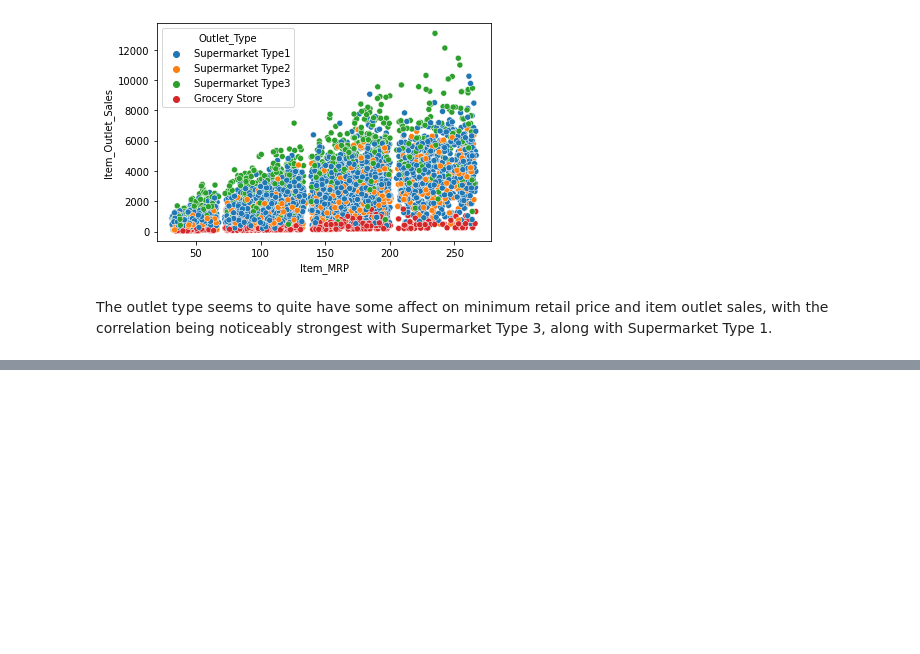
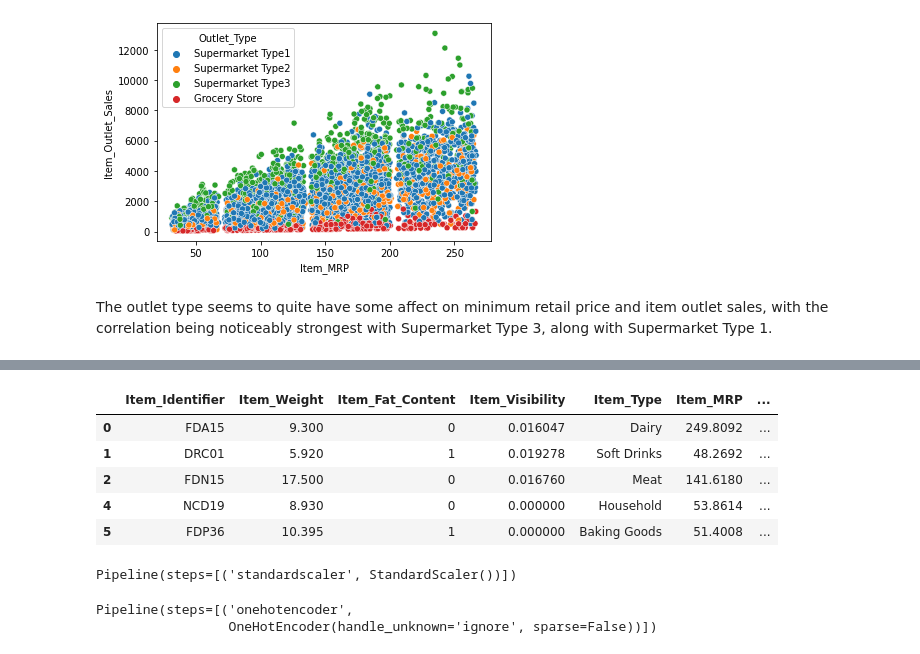
Before and after one commit to yelxel/sales-predictions, a Jupyter notebook: sales_predictions.ipynb, the cells around one changed output, grey strips where cells are left out. Saved outputs shown, nothing was run; the diff lists cells and outputs as text; code cells hidden in the pictures; blank space fills up the shorter version.

```diff
--- a/sales_predictions.ipynb
+++ b/sales_predictions.ipynb
@@ -322,0 +339,5 @@ The outlet type seems to quite have some affect on minimum retail price and item
+# %%
+# Ordinal Encoding 'Item_Fat_Content'
+replacement_dictionary = {'Low Fat':0, 'Regular':1}
+df['Item_Fat_Content'].replace(replacement_dictionary, inplace=True)
+df['Item_Fat_Content']
@@ -322,0 +364,5 @@ The outlet type seems to quite have some affect on minimum retail price and item
+# %%
+# Ordinal Encoding 'Outlet_Size'
+replacement_dictionary2 = {'Small':0, 'Medium':1, 'High':2}
+df['Outlet_Size'].replace(replacement_dictionary2, inplace=True)
+df['Outlet_Size']
@@ -322,0 +389,5 @@ The outlet type seems to quite have some affect on minimum retail price and item
+# %%
+# Ordinal Encoding 'Outlet_Location_Type'
+replacement_dictionary3 = {'Tier 1':0, 'Tier 2':1, 'Tier 3':2}
+df['Outlet_Location_Type'].replace(replacement_dictionary3, inplace=True)
+df['Outlet_Location_Type']
@@ -322,0 +407,9 @@ The outlet type seems to quite have some affect on minimum retail price and item
+# %%
+df.head()
+# %% [output]
+|  | Item_Identifier | Item_Weight | Item_Fat_Content | Item_Visibility | Item_Type | Item_MRP | ... |
+| 0 | FDA15 | 9.300 | 0 | 0.016047 | Dairy | 249.8092 | ... |
+| 1 | DRC01 | 5.920 | 1 | 0.019278 | Soft Drinks | 48.2692 | ... |
+| 2 | FDN15 | 17.500 | 0 | 0.016760 | Meat | 141.6180 | ... |
+| 4 | NCD19 | 8.930 | 0 | 0.000000 | Household | 53.8614 | ... |
+| 5 | FDP36 | 10.395 | 1 | 0.000000 | Baking Goods | 51.4008 | ... |
@@ -322,0 +430,13 @@ The outlet type seems to quite have some affect on minimum retail price and item
+# %%
+# Numeric pipeline
+numeric_pipe = make_pipeline(scaler)
+numeric_pipe
+# %% [output]
+Pipeline(steps=[('standardscaler', StandardScaler())])
+# %%
+# Categorical pipeline
+categorical_pipe = make_pipeline(ohe)
+categorical_pipe
+# %% [output]
+Pipeline(steps=[('onehotencoder',
+                 OneHotEncoder(handle_unknown='ignore', sparse=False))])
```
Also changed, not shown: parts of 16 cells of this notebook.
